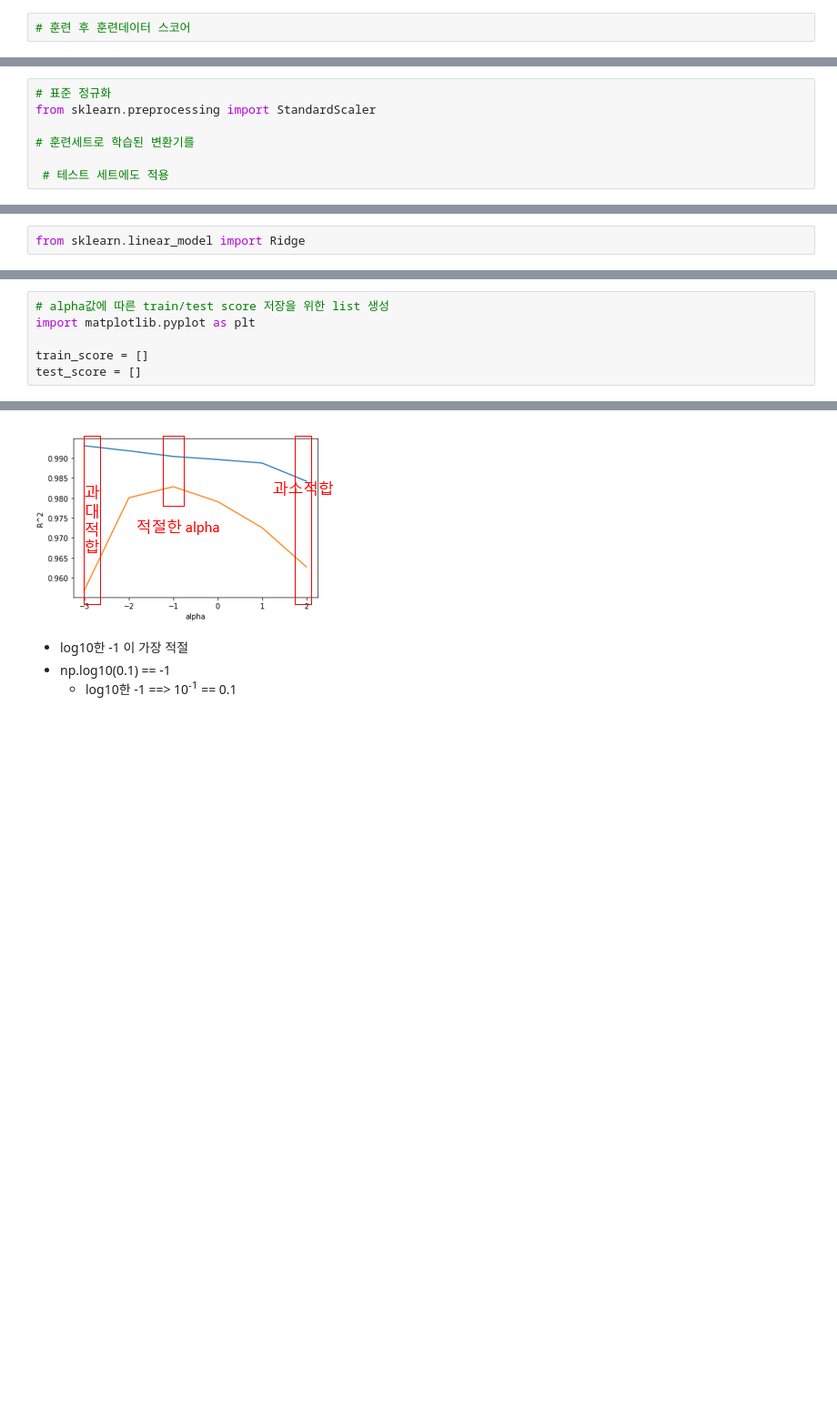
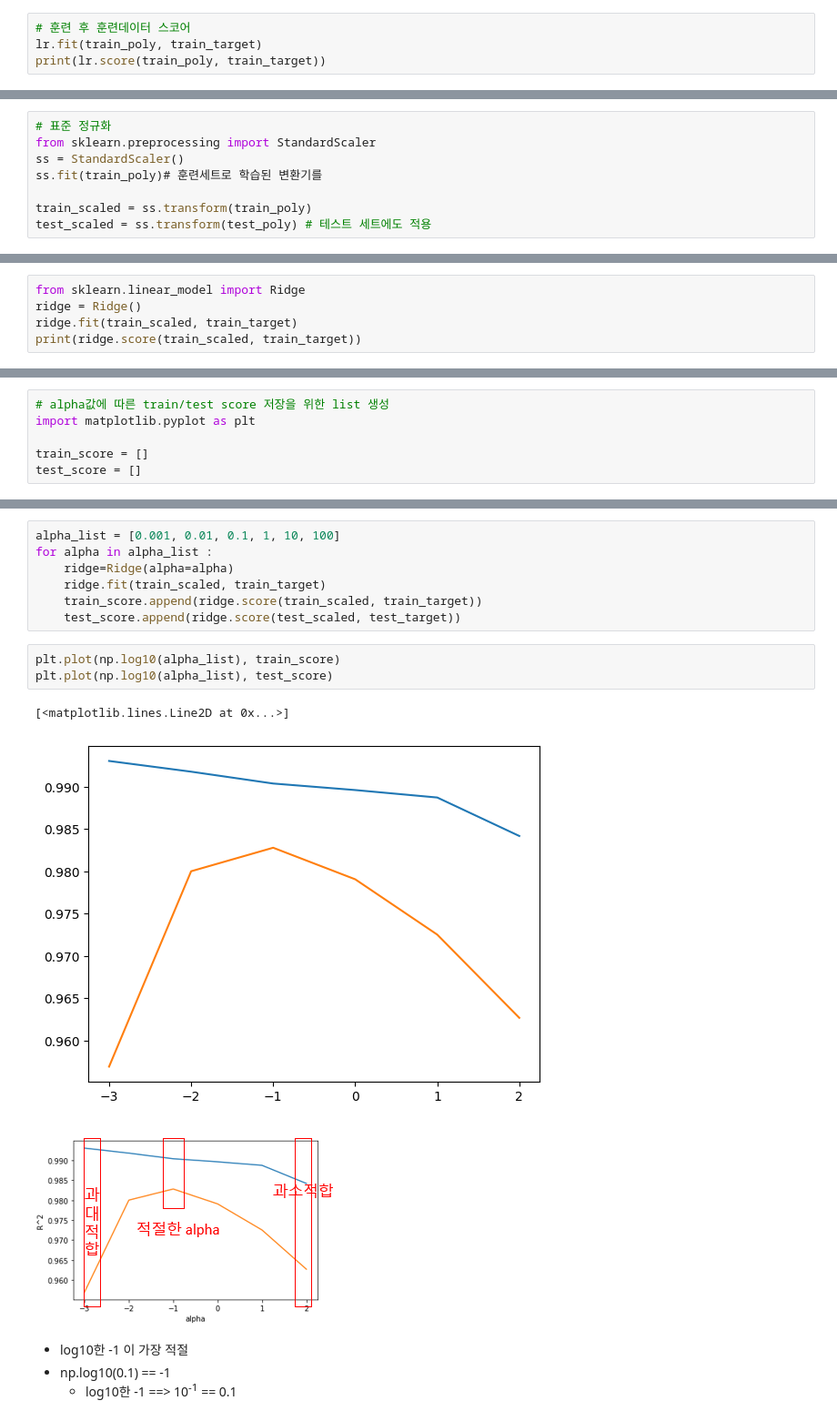
Before and after one commit to lullu303/DataScience2, a Jupyter notebook: 예측분석/머신러닝/머신러닝_03_3_0_특성공학과 규제.ipynb, the cells around one changed output, grey strips where cells are left out. Shown: that part at 91% size. Drawn from its saved outputs; the diff is of its cells as text; blank space fills up the shorter version.

```diff
--- a/예측분석/머신러닝/머신러닝_03_3_0_특성공학과 규제.ipynb
+++ b/예측분석/머신러닝/머신러닝_03_3_0_특성공학과 규제.ipynb
@@ -210,4 +304,6 @@ from sklearn.linear_model import LinearRegression
 - **샘플 갯수보다 특성이 더 많다**
 # %%
 # 훈련 후 훈련데이터 스코어
+lr.fit(train_poly, train_target)
+print(lr.score(train_poly, train_target))
 # %% [output]
@@ -235,10 +332,11 @@ from sklearn.linear_model import LinearRegression
 # %%
 # 표준 정규화
 from sklearn.preprocessing import StandardScaler
+ss = StandardScaler()
+ss.fit(train_poly)# 훈련세트로 학습된 변환기를
 
-# 훈련세트로 학습된 변환기를
-
- # 테스트 세트에도 적용
+train_scaled = ss.transform(train_poly)
+test_scaled = ss.transform(test_poly) # 테스트 세트에도 적용
 # %% [markdown]
 ### 릿지 vs 라쏘
 - 선형회귀 모델에 규제를 적용한 알고리즘
@@ -252,4 +351,7 @@ from sklearn.preprocessing import StandardScaler
 ## 릿지
 # %%
 from sklearn.linear_model import Ridge
+ridge = Ridge()
+ridge.fit(train_scaled, train_target)
+print(ridge.score(train_scaled, train_target))
 # %% [output]
@@ -283,3 +398,16 @@ test_score = []
+# %%
+alpha_list = [0.001, 0.01, 0.1, 1, 10, 100]
+for alpha in alpha_list :
+    ridge=Ridge(alpha=alpha)
+    ridge.fit(train_scaled, train_target)
+    train_score.append(ridge.score(train_scaled, train_target))
+    test_score.append(ridge.score(test_scaled, test_target))
+# %%
+plt.plot(np.log10(alpha_list), train_score)
+plt.plot(np.log10(alpha_list), test_score)
+# %% [output]
+[<matplotlib.lines.Line2D at 0x...>]
+[figure, added]
 # %% [markdown]
 ![image.png](attachment:image.png)
 - log10한 -1 이 가장 적절
```
Also changed, not shown: parts of 56 cells of this notebook.
